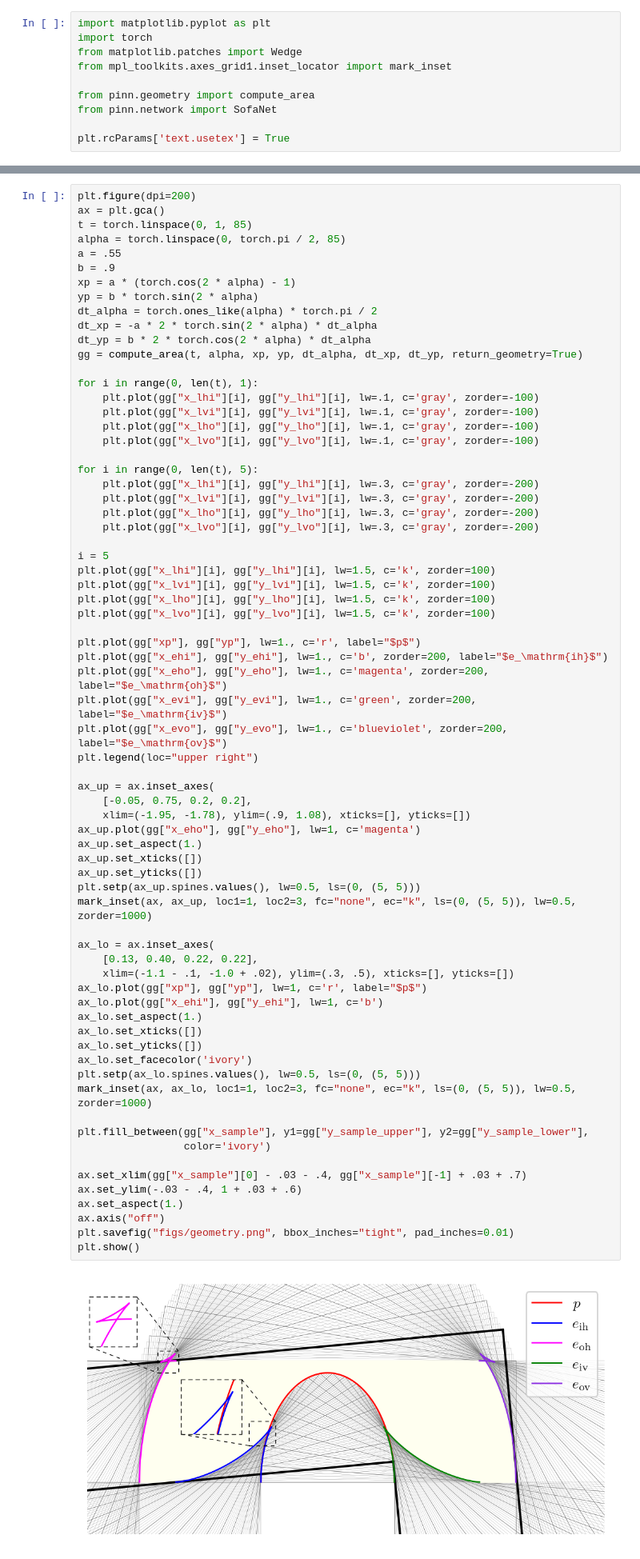
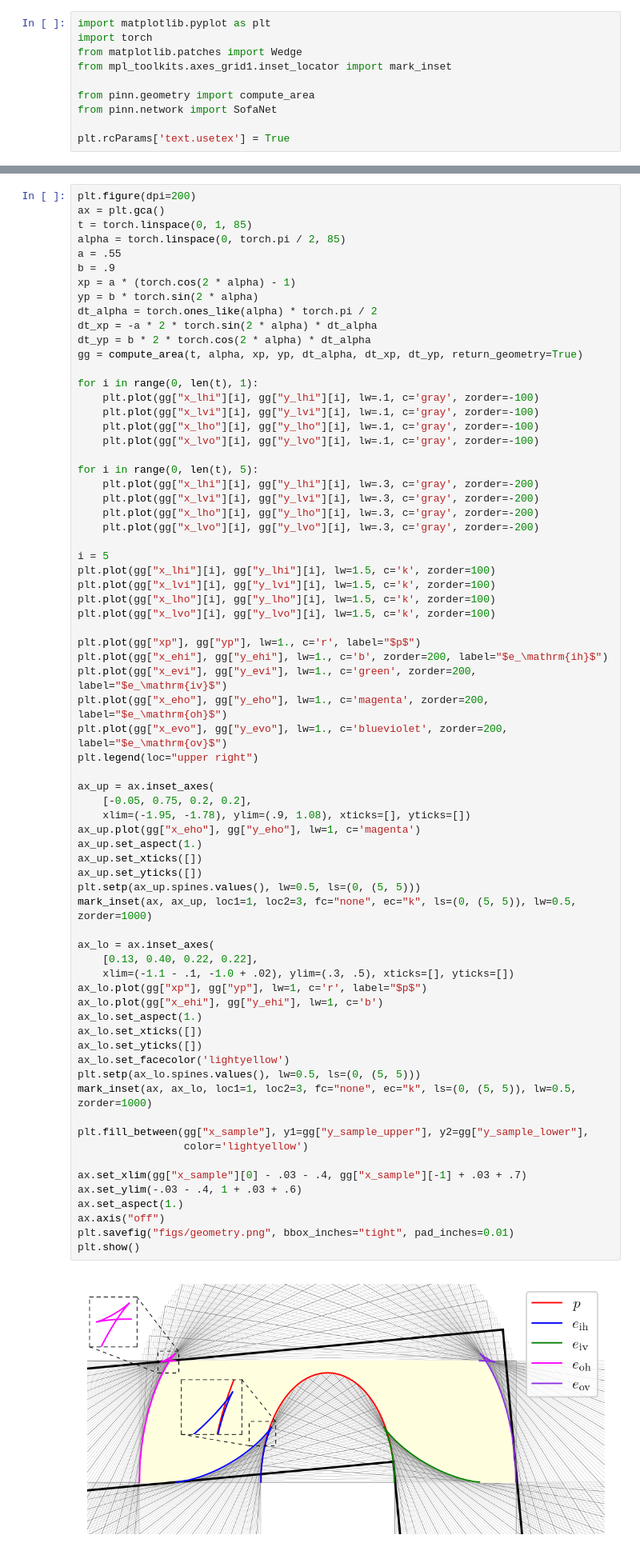
Before and after one commit to kuangdai/sofa, a Jupyter notebook: paper.ipynb, the cells around one changed output, grey strips where cells are left out. Shown at 80% size. Drawn from its saved outputs; the diff is of its cells as text.

```diff
--- a/paper.ipynb
+++ b/paper.ipynb
@@ -108,44 +108,44 @@ plt.plot(gg["x_lvo"][i], gg["y_lvo"][i], lw=1.5, c='k', zorder=100)
 
 plt.plot(gg["xp"], gg["yp"], lw=1., c='r', label="$p$")
 plt.plot(gg["x_ehi"], gg["y_ehi"], lw=1., c='b', zorder=200, label="$e_\mathrm{ih}$")
+plt.plot(gg["x_evi"], gg["y_evi"], lw=1., c='green', zorder=200, label="$e_\mathrm{iv}$")
 plt.plot(gg["x_eho"], gg["y_eho"], lw=1., c='magenta', zorder=200, label="$e_\mathrm{oh}$")
-plt.plot(gg["x_evi"], gg["y_evi"], lw=1., c='green', zorder=200, label="$e_\mathrm{iv}$")
 plt.plot(gg["x_evo"], gg["y_evo"], lw=1., c='blueviolet', zorder=200, label="$e_\mathrm{ov}$")
 plt.legend(loc="upper right")
 
 ax_up = ax.inset_axes(
     [-0.05, 0.75, 0.2, 0.2],
     xlim=(-1.95, -1.78), ylim=(.9, 1.08), xticks=[], yticks=[])
 ax_up.plot(gg["x_eho"], gg["y_eho"], lw=1, c='magenta')
 ax_up.set_aspect(1.)
 ax_up.set_xticks([])
 ax_up.set_yticks([])
 plt.setp(ax_up.spines.values(), lw=0.5, ls=(0, (5, 5)))
 mark_inset(ax, ax_up, loc1=1, loc2=3, fc="none", ec="k", ls=(0, (5, 5)), lw=0.5, zorder=1000)
 
 ax_lo = ax.inset_axes(
     [0.13, 0.40, 0.22, 0.22],
     xlim=(-1.1 - .1, -1.0 + .02), ylim=(.3, .5), xticks=[], yticks=[])
 ax_lo.plot(gg["xp"], gg["yp"], lw=1, c='r', label="$p$")
 ax_lo.plot(gg["x_ehi"], gg["y_ehi"], lw=1, c='b')
 ax_lo.set_aspect(1.)
 ax_lo.set_xticks([])
 ax_lo.set_yticks([])
-ax_lo.set_facecolor('ivory')
+ax_lo.set_facecolor('lightyellow')
 plt.setp(ax_lo.spines.values(), lw=0.5, ls=(0, (5, 5)))
 mark_inset(ax, ax_lo, loc1=1, loc2=3, fc="none", ec="k", ls=(0, (5, 5)), lw=0.5, zorder=1000)
 
 plt.fill_between(gg["x_sample"], y1=gg["y_sample_upper"], y2=gg["y_sample_lower"],
-                 color='ivory')
+                 color='lightyellow')
 
 ax.set_xlim(gg["x_sample"][0] - .03 - .4, gg["x_sample"][-1] + .03 + .7)
 ax.set_ylim(-.03 - .4, 1 + .03 + .6)
 ax.set_aspect(1.)
 ax.axis("off")
 plt.savefig("figs/geometry.png", bbox_inches="tight", pad_inches=0.01)
 plt.show()
 # %% [output]
-[figure, old version]
+[figure, new version]
 # %%
 plt.figure(dpi=200)
 ax = plt.gca()
```
Also changed, not shown: parts of 4 cells of this notebook, 5 other files.
